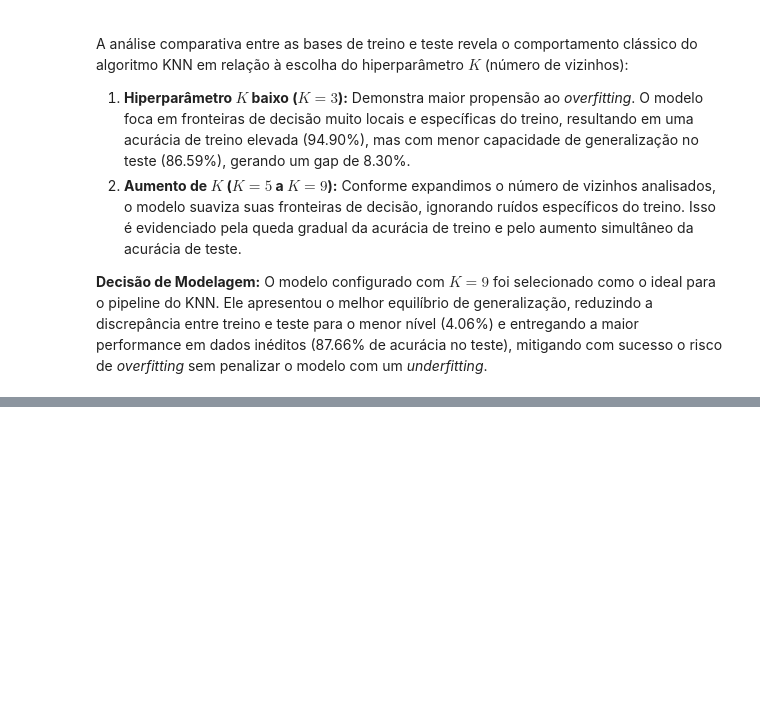
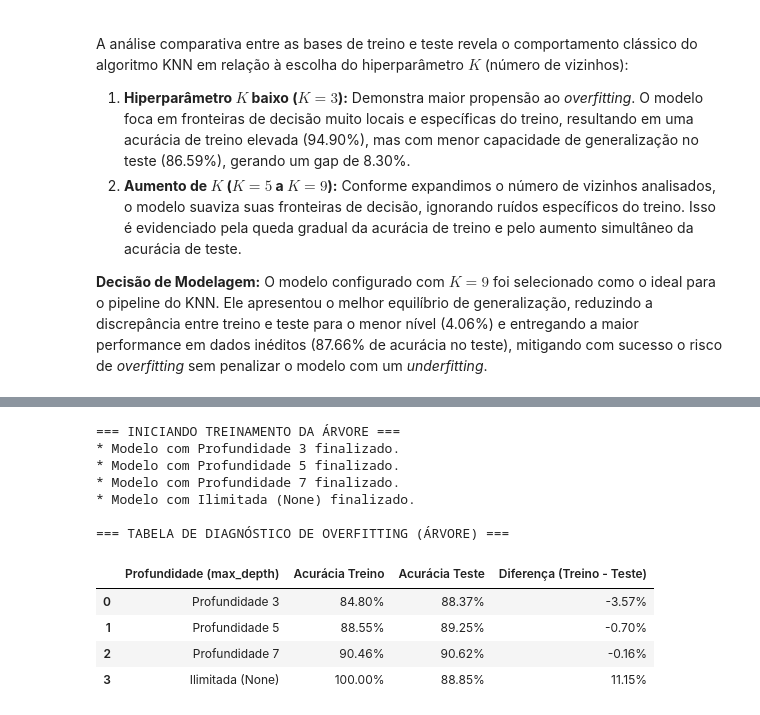
Before and after one commit to Ana-Cravo/credit_risk, a Jupyter notebook: projeto_credit_risk.ipynb, the cells around one changed output, grey strips where cells are left out. Saved outputs shown, nothing was run; the diff lists cells and outputs as text; code cells hidden in the pictures; blank space fills up the shorter version.

```diff
--- a/projeto_credit_risk.ipynb
+++ b/projeto_credit_risk.ipynb
@@ -1240,0 +1247,58 @@ O modelo configurado com **$K=9$** foi selecionado como o ideal para o pipeline
+# %%
+from sklearn.tree import DecisionTreeClassifier
+import pandas as pd
+
+# FASE 5: OTIMIZAÇÃO E DIAGNÓSTICO DA ÁRVORE DE DECISÃO
+# =======================================================
+
+# 1. Definindo os 4 cenários de profundidade exigidos pelo projeto
+# None para representar a profundidade ilimitada
+profundidades = [3, 5, 7, None]
+
+# Lista para guardar o dicionário de resultados
+resultados_arvore = []
+
+print("=== INICIANDO TREINAMENTO DA ÁRVORE ===")
+
+for depth in profundidades:
+    # Instanciando a Árvore com a profundidade atual
+    # Usamos o random_state=42 para o resultado ser sempre igual
+    dt = DecisionTreeClassifier(max_depth=depth, random_state=42)
+
+    # Treinando o modelo usando os dados balanceados ORIGINAIS (Sem Escalonamento)
+    dt.fit(X_treino_bal, y_treino_bal)
+
+    # Calculando a acurácia no Treino e no Teste simultaneamente
+    acuracia_treino = dt.score(X_treino_bal, y_treino_bal)
+    acuracia_teste = dt.score(X_teste, y_teste)
+
+    # Formatando o nome da profundidade para exibição na tabela
+    nome_depth = "Ilimitada (None)" if depth is None else f"Profundidade {depth}"
+
+    # Guardando os dados para a tabela
+    resultados_arvore.append({
+        'Profundidade (max_depth)': nome_depth,
+        'Acurácia Treino': f"{acuracia_treino * 100:.2f}%",
+        'Acurácia Teste': f"{acuracia_teste * 100:.2f}%",
+        'Diferença (Treino - Teste)': f"{(acuracia_treino - acuracia_teste) * 100:.2f}%"
+    })
+    print(f"* Modelo com {nome_depth} finalizado.")
+
+# 2. Convertendo em um DataFrame para exibição limpa
+df_resultados_arvore = pd.DataFrame(resultados_arvore)
+
+print("\n=== TABELA DE DIAGNÓSTICO DE OVERFITTING (ÁRVORE) ===")
+display(df_resultados_arvore)
+# %% [output]
+=== INICIANDO TREINAMENTO DA ÁRVORE ===
+* Modelo com Profundidade 3 finalizado.
+* Modelo com Profundidade 5 finalizado.
+* Modelo com Profundidade 7 finalizado.
+* Modelo com Ilimitada (None) finalizado.
+
+=== TABELA DE DIAGNÓSTICO DE OVERFITTING (ÁRVORE) ===
+|  | Profundidade (max_depth) | Acurácia Treino | Acurácia Teste | Diferença (Treino - Teste) |
+| 0 | Profundidade 3 | 84.80% | 88.37% | -3.57% |
+| 1 | Profundidade 5 | 88.55% | 89.25% | -0.70% |
+| 2 | Profundidade 7 | 90.46% | 90.62% | -0.16% |
+| 3 | Ilimitada (None) | 100.00% | 88.85% | 11.15% |
```
Also changed, not shown: parts of 3 cells of this notebook.
